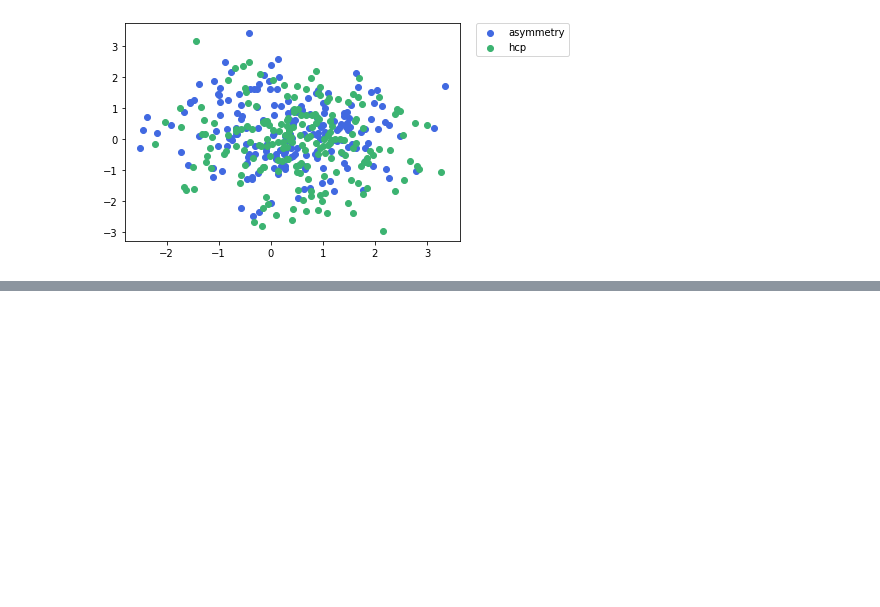
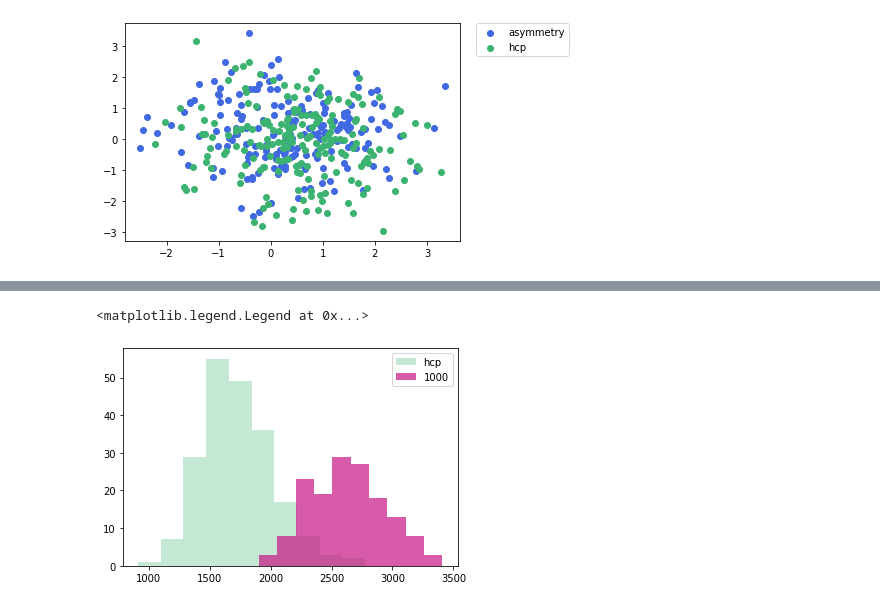
Before and after one commit to neurospin-projects/2022_lguillon_rare_folding_detection, a Jupyter notebook: notebooks/benchmarks_analysis.ipynb, the cells around one changed output, grey strips where cells are left out. Saved outputs shown, nothing was run; the diff lists cells and outputs as text; code cells hidden in the pictures; blank space fills up the shorter version.

```diff
--- a/notebooks/benchmarks_analysis.ipynb
+++ b/notebooks/benchmarks_analysis.ipynb
@@ -1563,0 +1601,11 @@ plt.show()
+# %%
+plt.subplot()
+plt.hist(df_encoded_hcp.recon, color='mediumseagreen', alpha=0.3, label='hcp')
+#plt.hist(df_encoded_deletion[df_encoded_deletion.group=='200'].recon, color='plum', alpha=0.5, label='200')
+#plt.hist(df_encoded_deletion[df_encoded_deletion.group=='500'].recon, color='palevioletred', alpha=0.7, label='500')
+#plt.hist(df_encoded_deletion[df_encoded_deletion.group=='700'].recon, color='m', alpha=0.5, label='700')
+plt.hist(df_encoded_deletion[df_encoded_deletion.group=='1000'].recon, color='mediumvioletred', alpha=0.7, label='1000')
+plt.legend()
+# %% [output]
+<matplotlib.legend.Legend at 0x...>
+[figure, added]
```
Also changed, not shown: parts of 32 cells of this notebook.
